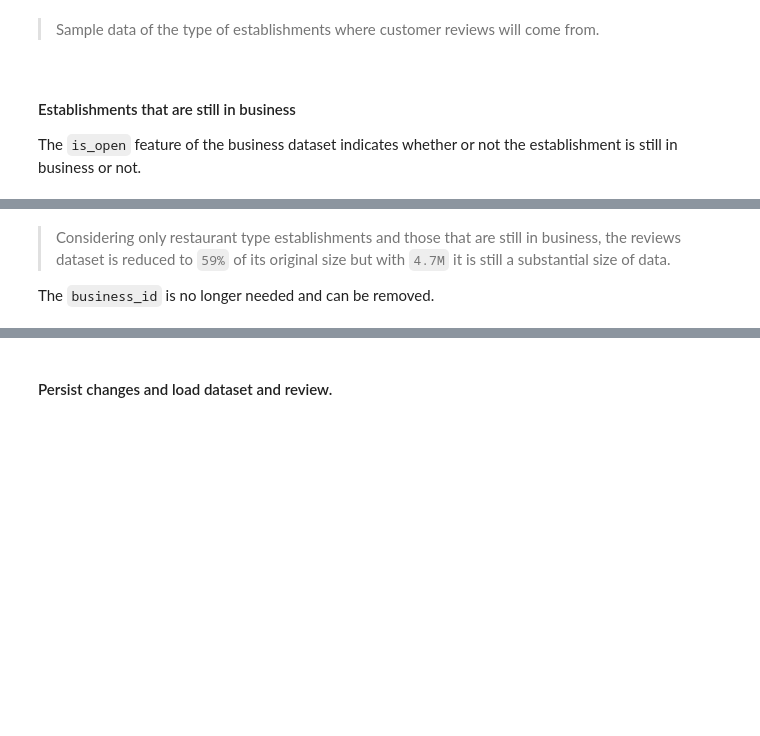
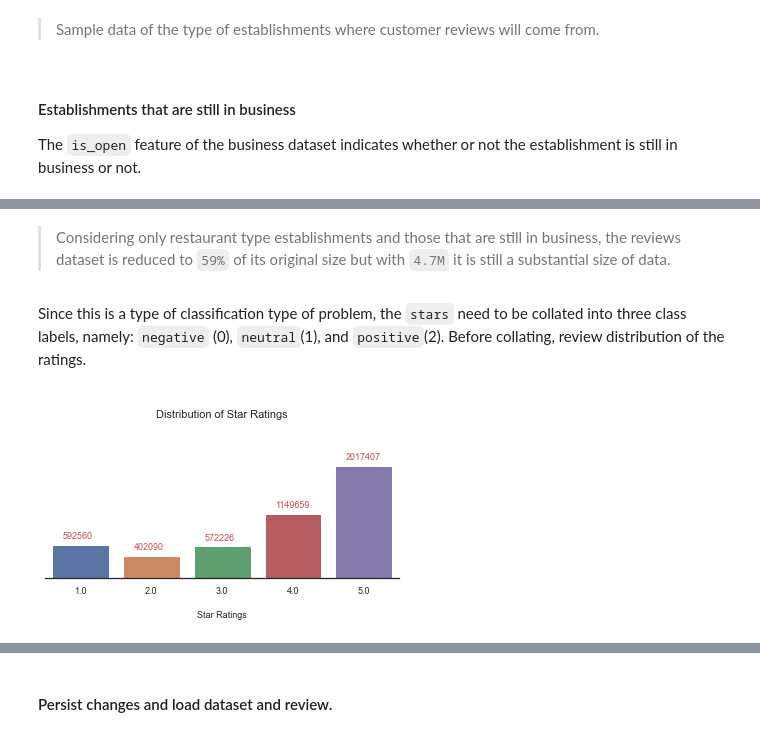
Before and after one commit to praisedev/sentiment-analysis-1, a Jupyter notebook: 1.0 Curate A Dataset.ipynb, the cells around one changed output, grey strips where cells are left out. Drawn from its saved outputs; the diff is of its cells as text; code cells hidden in the pictures; blank space fills up the shorter version.

```diff
--- a/1.0 Curate A Dataset.ipynb
+++ b/1.0 Curate A Dataset.ipynb
@@ -316,4 +260,2 @@ len(reviews_dataset)/len(reviews_df)
 # %% [markdown]
 > Considering only restaurant type establishments and those that are still in business, the reviews dataset is reduced to `59%` of its original size but with `4.7M` it is still a substantial size of data.
-
-The `business_id` is no longer needed and can be removed.
@@ -321,0 +262,22 @@ reviews_dataset.drop(['business_id'], axis=1, inplace=True)
+# %% [markdown]
+Since this is a type of classification type of problem, the `stars` need to be collated into three class labels, namely: `negative` (0), `neutral`(1), and `positive`(2).  Before collating, review distribution of the ratings.
+# %%
+sns.set(style="white")
+params = {'axes.spines.top':False, 'axes.spines.right': False, 'axes.spines.left': False,
+          'axes.labelsize' : 9, 'xtick.labelsize' : 9, 'ytick.labelsize' : 9}
+matplotlib.rcParams.update(params)
+fig = plt.figure(constrained_layout=True, figsize=(5, 2.4))
+ax = fig.gca()
+sns.countplot(reviews_dataset.stars, ax=ax)
+
+counts=reviews_dataset.groupby('stars').count().text
+for i, txt in enumerate(ax.get_xticklabels()):
+    count = counts[float(txt.get_text())]
+    ax.text(i-.25, count+100000, '{}'.format(count), fontdict={'fontsize': 9}, c='r')
+
+ax.set_xlabel('\nStar Ratings')
+ax.yaxis.set_visible(False)
+fig.suptitle('\nDistribution of Star Ratings', y=1.3, fontsize=11);
+ax.set_xticklabels(labels=[lbl.get_text().title() for lbl in ax.get_xticklabels()]);
+# %% [output]
+[figure, added]
```
Also changed, not shown: parts of 94 cells of this notebook.
